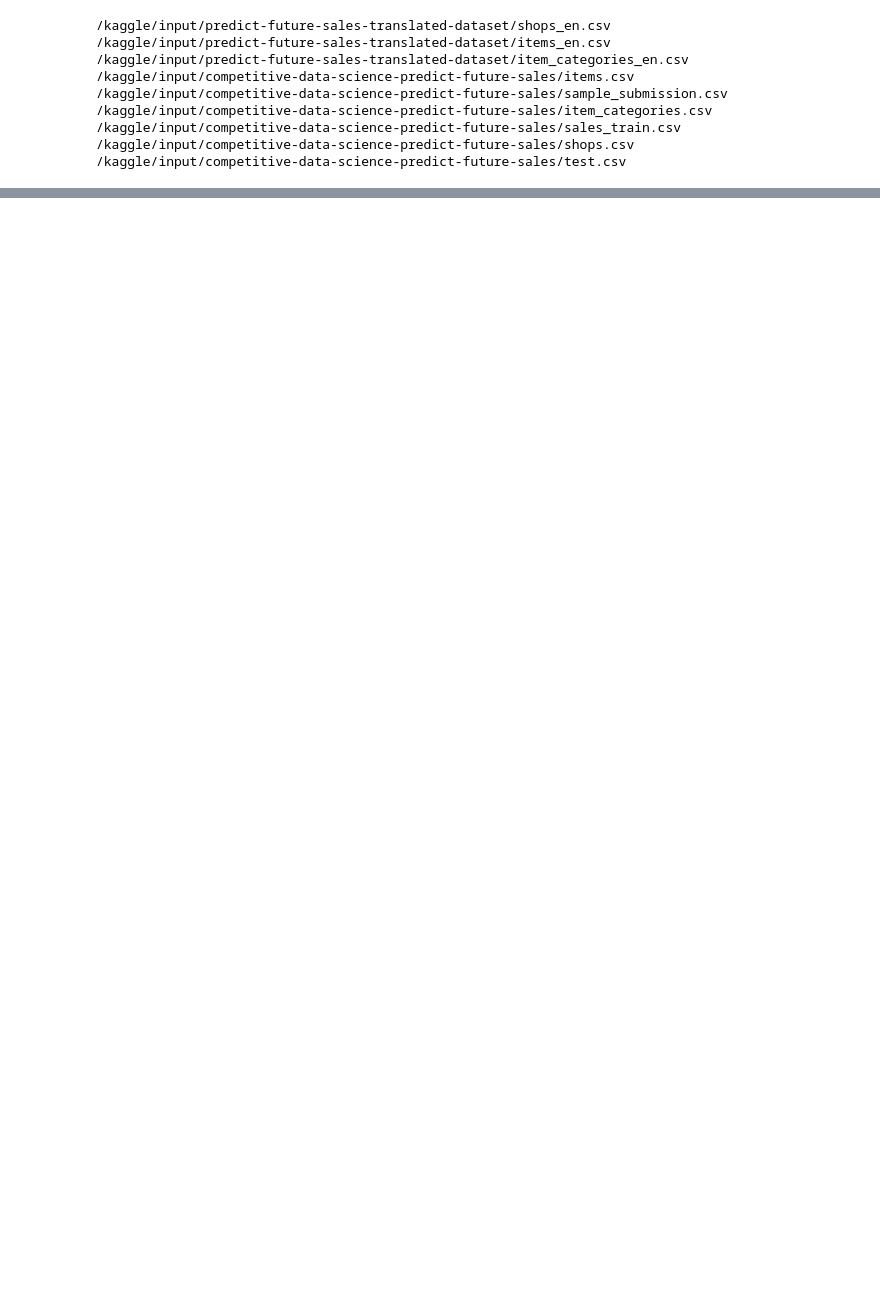
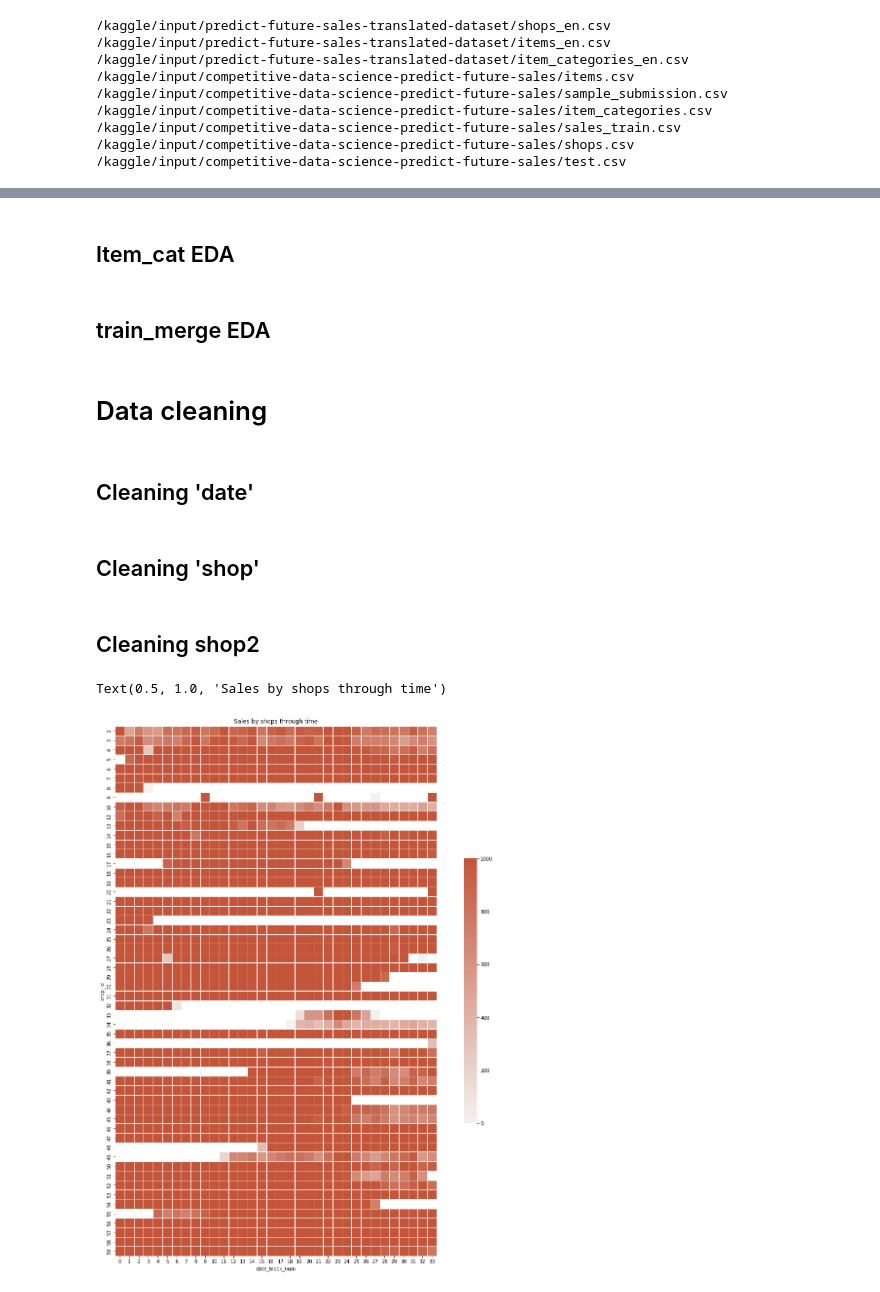
Before and after one commit to TaeUkChu/Kaggle_Futre_Sales, a Jupyter notebook: futrue-sales-pre.ipynb, the cells around one changed output, grey strips where cells are left out. Saved outputs shown, nothing was run; the diff lists cells and outputs as text; code cells hidden in the pictures; blank space fills up the shorter version.

Commit message:
Kaggle Notebook | Futrue_sales_pre | Version 21

```diff
--- a/futrue-sales-pre.ipynb
+++ b/futrue-sales-pre.ipynb
@@ -228,0 +100,29 @@ data['buildings'] = data['shop_name'].map(lambda x : x.split(' ')[1])
+# %% [markdown]
+## Item_cat EDA
+# %% [markdown]
+## train_merge EDA
+# %% [markdown]
+# Data cleaning
+# %% [markdown]
+## Cleaning 'date'
+# %%
+train["date"] = train["date"].astype("str")
+
+#date1 :일 date2 : 월 date3 : 년
+train['date1'],train['date2'],train['date3'] = train['date'].str.split(".").str
+
+train['date_convert'] = train['date3']+'-'+train['date2']+'-'+train['date1']
+train['date'] = train['date_convert']
+del train['date_convert']
+del train['date1']
+del train['date2']
+del train['date3']
+
+train.sort_values(by='date')
+
+train = train.sort_values(by='date')
+train.reset_index(drop=True,inplace=True)
+
+train['date'] = pd.to_datetime(train['date'])
+# %% [markdown]
+## Cleaning 'shop'
@@ -228,0 +247,17 @@ data['buildings'] = data['shop_name'].map(lambda x : x.split(' ')[1])
+# %% [markdown]
+## Cleaning shop2
+# %%
+#월별 가게 판매량
+temp_merge = pd.merge(train,shop, on='shop_id',how='left')
+temp_merge = temp_merge.groupby(['date_block_num','shop_id'])['item_cnt_day'].sum().reset_index()
+
+#shop 시각화
+pivot_shop_month = temp_merge.pivot_table(index="shop_id", columns="date_block_num", values="item_cnt_day", aggfunc=np.sum)
+
+cmap = sns.diverging_palette(230, 20, as_cmap=True)
+fig, ax = plt.subplots(1,1,figsize=(20,20))
+
+sns.heatmap(pivot_shop_month, cmap=cmap, vmax=1000, center=0, square=True, linewidths=.5, cbar_kws={"shrink": .5}, annot=False, fmt=".1f").set_title("Sales by shops through time")
+# %% [output]
+Text(0.5, 1.0, 'Sales by shops through time')
+[figure, added]
```
Also changed, not shown: parts of 88 cells of this notebook.
